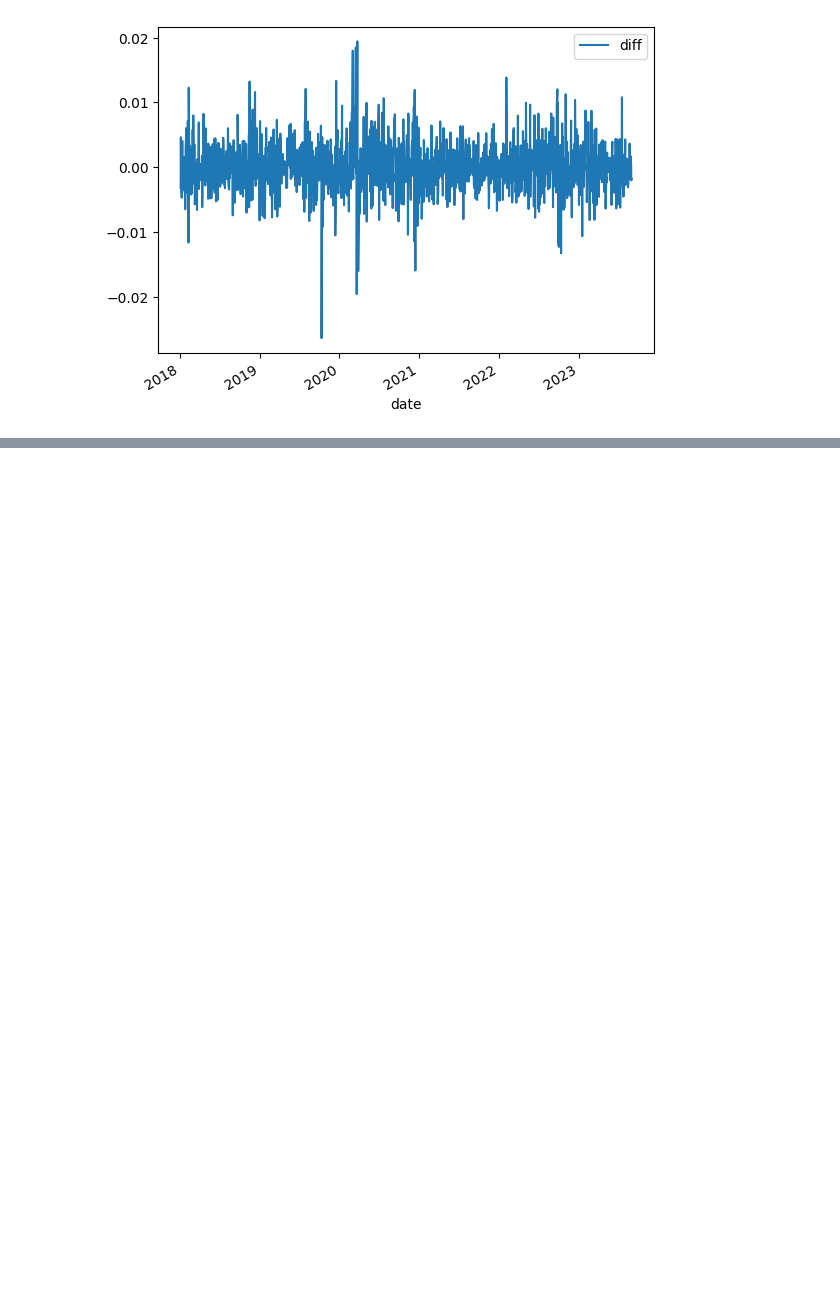
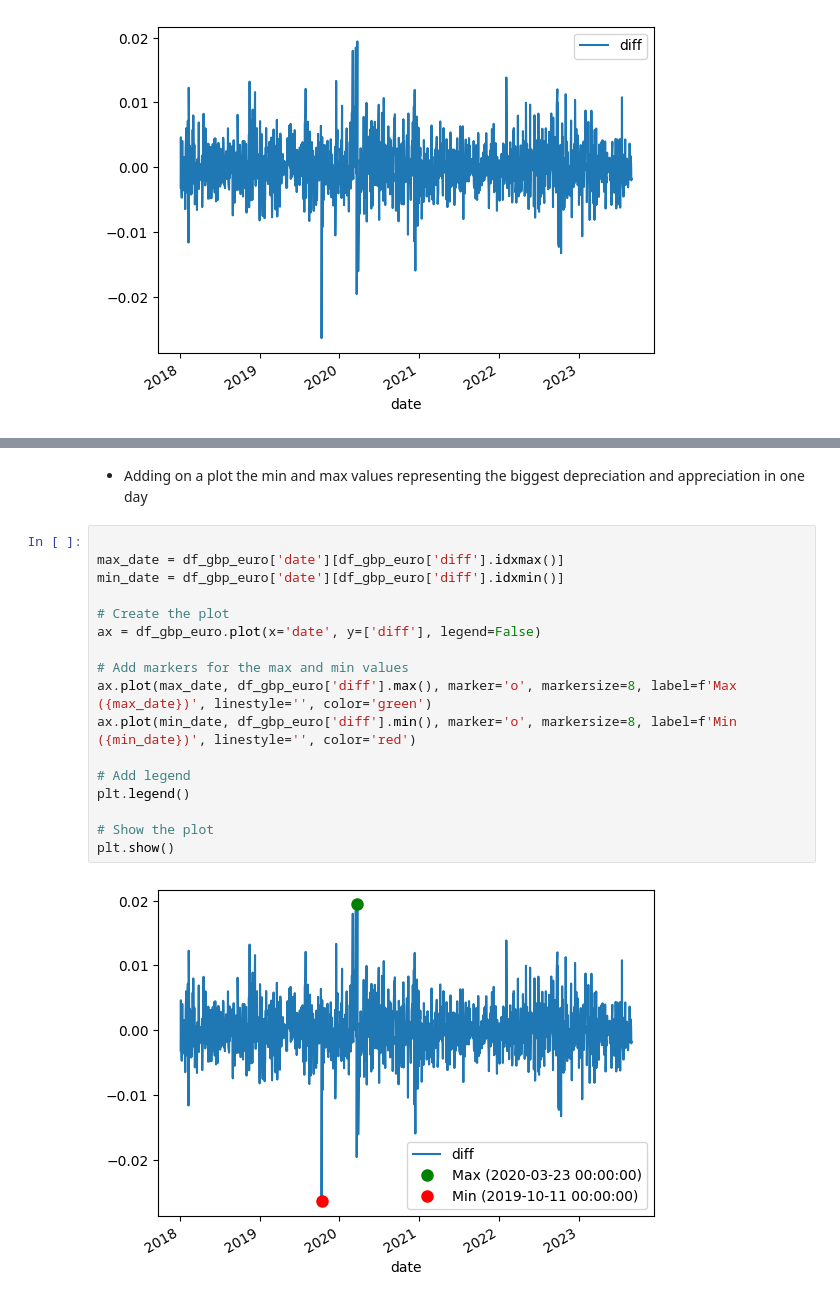
Before and after one commit to sonjamehes/PythonExchangeRate, a Jupyter notebook: exchange_gbp.ipynb, the cells around one changed output, grey strips where cells are left out. Cells and saved outputs as stored; diff of their text form; blank space fills up the shorter version.

Commit message:
done the gbp agains euro

```diff
--- a/exchange_gbp.ipynb
+++ b/exchange_gbp.ipynb
@@ -168,0 +194,21 @@ df_gbp_euro.plot(x= 'date', y = ['diff'])
+# %% [markdown]
+- Adding on a plot the min and max values representing the biggest depreciation and appreciation in one day
+# %%
+
+max_date = df_gbp_euro['date'][df_gbp_euro['diff'].idxmax()]
+min_date = df_gbp_euro['date'][df_gbp_euro['diff'].idxmin()]
+
+# Create the plot
+ax = df_gbp_euro.plot(x='date', y=['diff'], legend=False)
+
+# Add markers for the max and min values
+ax.plot(max_date, df_gbp_euro['diff'].max(), marker='o', markersize=8, label=f'Max ({max_date})', linestyle='', color='green')
+ax.plot(min_date, df_gbp_euro['diff'].min(), marker='o', markersize=8, label=f'Min ({min_date})', linestyle='', color='red')
+
+# Add legend
+plt.legend()
+
+# Show the plot
+plt.show()
+# %% [output]
+[figure, added]
```
Also changed, not shown: parts of 2 cells of this notebook.
